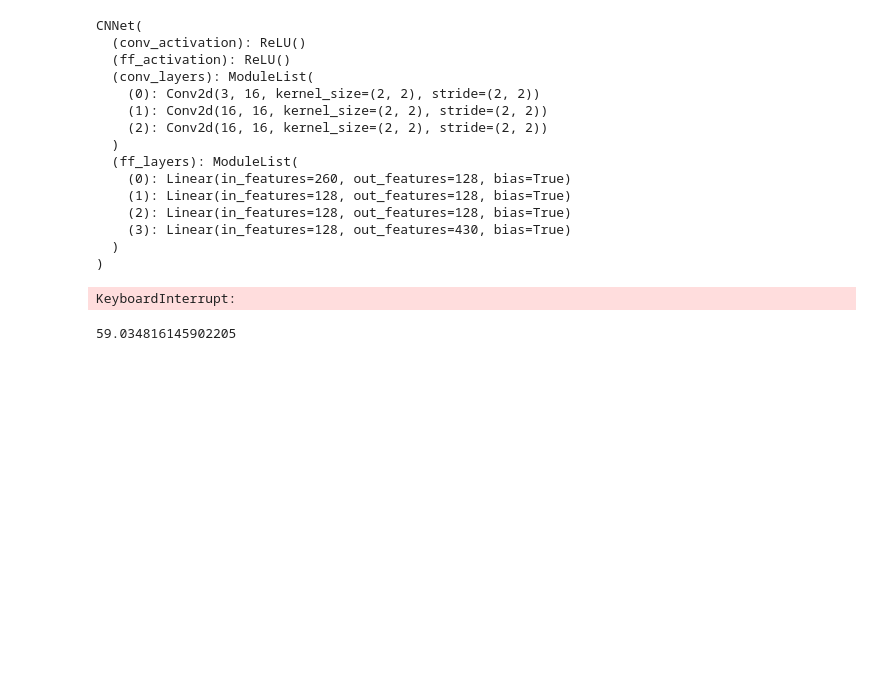
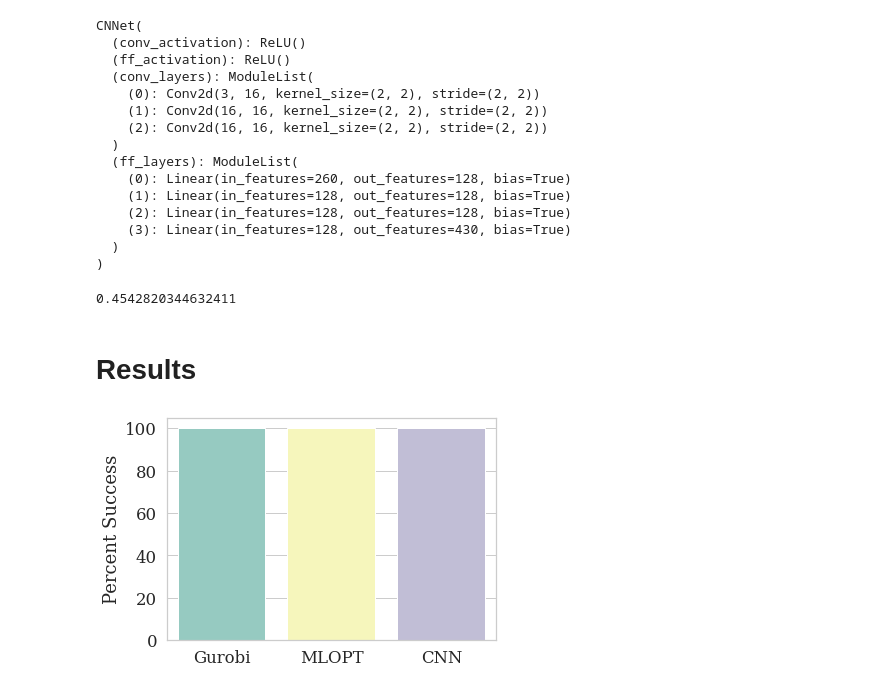
Before and after one commit to StanfordASL/CoCo, a Jupyter notebook: free_flyer_cnn.ipynb, the cells around one changed output. Saved outputs shown, nothing was run; the diff lists cells and outputs as text; code cells hidden in the pictures; blank space fills up the shorter version.

```diff
--- a/free_flyer_cnn.ipynb
+++ b/free_flyer_cnn.ipynb
@@ -55,12 +135,12 @@ print(mlopt_ts_obj.n_strategies)
 # %% [output]
 430
 # %%
-mlopt_ts_obj.setup_network()
+mlopt_cnn.setup_network()
 
 fn_saved = 'models/mloptff_free_flyer_20200706_0823.pt'
-mlopt_ts_obj.load_network(fn_saved)
+mlopt_cnn.load_network(fn_saved)
 
-mlopt_ts_obj.model
+mlopt_cnn.model
 # %% [output]
 Loading presaved classifier model from models/mloptff_free_flyer_20200706_0823.pt
 CNNet(
@@ -79,22 +159,19 @@ CNNet(
   )
 )
 # %%
-mlopt_ts_obj.training_params['TRAINING_ITERATIONS'] = 500
-mlopt_ts_obj.train(train_data=train_data, verbose=False)
+mlopt_cnn.training_params['TRAINING_ITERATIONS'] = 500
+mlopt_cnn.train(train_data=train_data, verbose=False)
-# %% [output]
-KeyboardInterrupt:
 # %%
 prob_params = {}
 idx = np.random.randint(test_data[1].shape[0])
-
-p_test = test_data[0]
 for k in p_test.keys():
     prob_params[k] = p_test[k][idx]
-prob_success, cost, total_time, n_evals = mlopt_ts_obj.forward(prob_params)
+
+prob_success, cost, total_time, n_evals = mlopt_cnn.forward(prob_params)
 
 if prob_success:
     print(cost)
 else:
     print('Failed')
 # %% [output]
-59.034816145902205
+0.4542820344632411
@@ -100,0 +228,22 @@ else:
+# %% [markdown]
+# Results
+# %%
+import math
+import seaborn as sns
+sns.set(font_scale=1.5, font="serif", style="whitegrid")
+import pandas as pd
+
+flierprops = {'alpha':0.2}
+# %%
+results = {'Gurobi':[100.], 'MLOPT':[mlopt_percentage], 'CNN':[cnn_percentage]}
+results = pd.DataFrame(results)
+
+ax1 = sns.barplot(data=results, palette="Set3", label='small')
+ax1.set(xlabel="", ylabel="Percent Success")
+
+plt.tight_layout()
+
+figure = ax1.get_figure()
+# # figure.savefig("loss.pdf")
+# %% [output]
+[figure, added]
```
Also changed, not shown: parts of 12 cells of this notebook, 2 other files.
